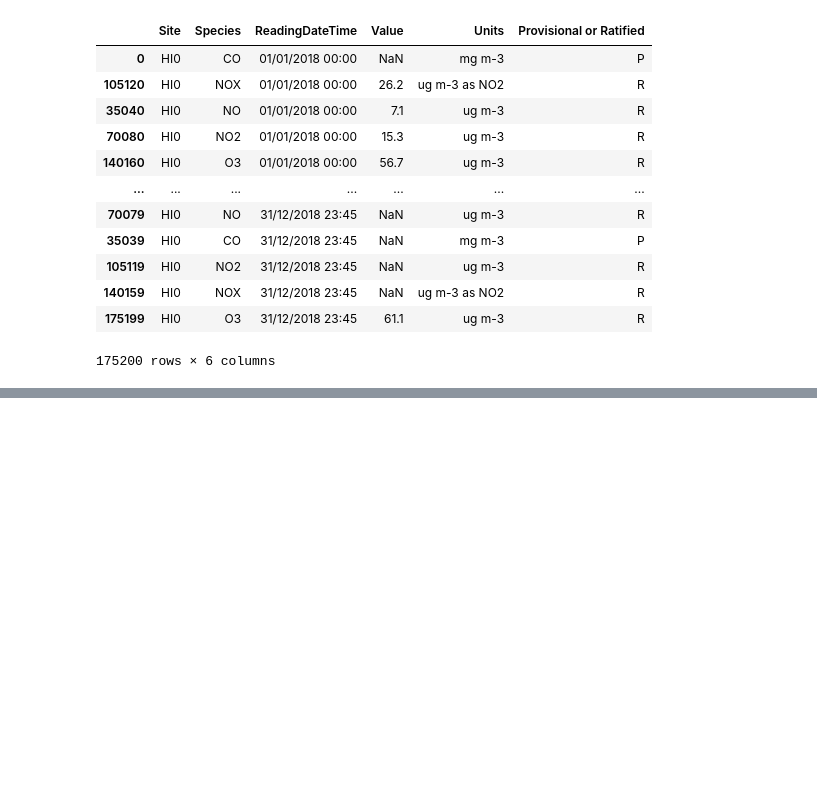
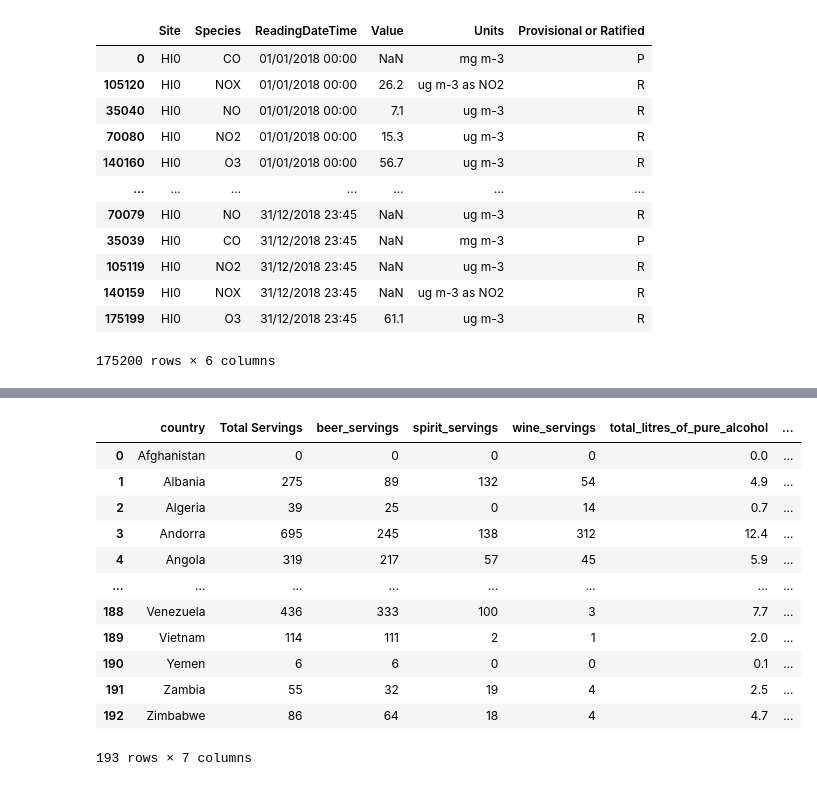
Before and after one commit to OtaSteven/CSC177_Proj, a Jupyter notebook: data_process/data_preprocessing_3.ipynb, the cells around one changed output, grey strips where cells are left out. Drawn from its saved outputs; the diff is of its cells as text; code cells hidden in the pictures; blank space fills up the shorter version.

```diff
--- a/data_process/data_preprocessing_3.ipynb
+++ b/data_process/data_preprocessing_3.ipynb
@@ -140,0 +219,11 @@ Number of rows after discarding missing values = 0
+# %%
+#DROPPING FIELDS
+path = "./data/"
+
+filename_read = os.path.join(path,"LaqnData.csv")
+df = pd.read_csv(filename_read,na_values=['NA','?'])
+
+print("Before drop: {}".format(df.columns))
+df.drop('Site', axis=1, inplace=True)
+print("After drop: {}".format(df.columns))
+df[0:5]
@@ -140,0 +243,21 @@ Number of rows after discarding missing values = 0
+# %%
+#CALCULATED FIELDS USING DRINKS.csv
+filename_read = os.path.join(path,"drinks.csv")
+df2 = pd.read_csv(filename_read,na_values=['NA','?'])
+df2.insert(1,'Total Servings',(df2['beer_servings']+df2['spirit_servings']+df2['wine_servings']).astype(int))
+df2
+#print(df2)
+# %% [output]
+|  | country | Total Servings | beer_servings | spirit_servings | wine_servings | total_litres_of_pure_alcohol | ... |
+| 0 | Afghanistan | 0 | 0 | 0 | 0 | 0.0 | ... |
+| 1 | Albania | 275 | 89 | 132 | 54 | 4.9 | ... |
+| 2 | Algeria | 39 | 25 | 0 | 14 | 0.7 | ... |
+| 3 | Andorra | 695 | 245 | 138 | 312 | 12.4 | ... |
+| 4 | Angola | 319 | 217 | 57 | 45 | 5.9 | ... |
+| ... | ... | ... | ... | ... | ... | ... | ... |
+| 188 | Venezuela | 436 | 333 | 100 | 3 | 7.7 | ... |
+| 189 | Vietnam | 114 | 111 | 2 | 1 | 2.0 | ... |
+| 190 | Yemen | 6 | 6 | 0 | 0 | 0.1 | ... |
+| 191 | Zambia | 55 | 32 | 19 | 4 | 2.5 | ... |
+| 192 | Zimbabwe | 86 | 64 | 18 | 4 | 4.7 | ... |
+193 rows × 7 columns
```
Also changed, not shown: parts of 12 cells of this notebook, 5 other files.
